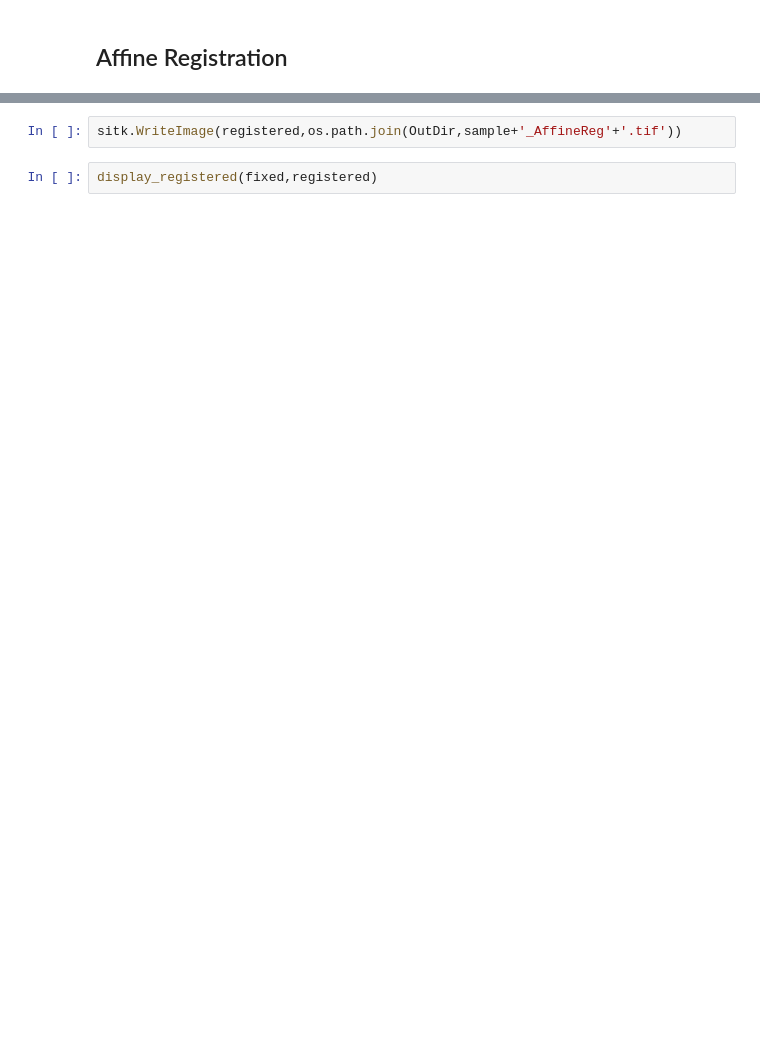
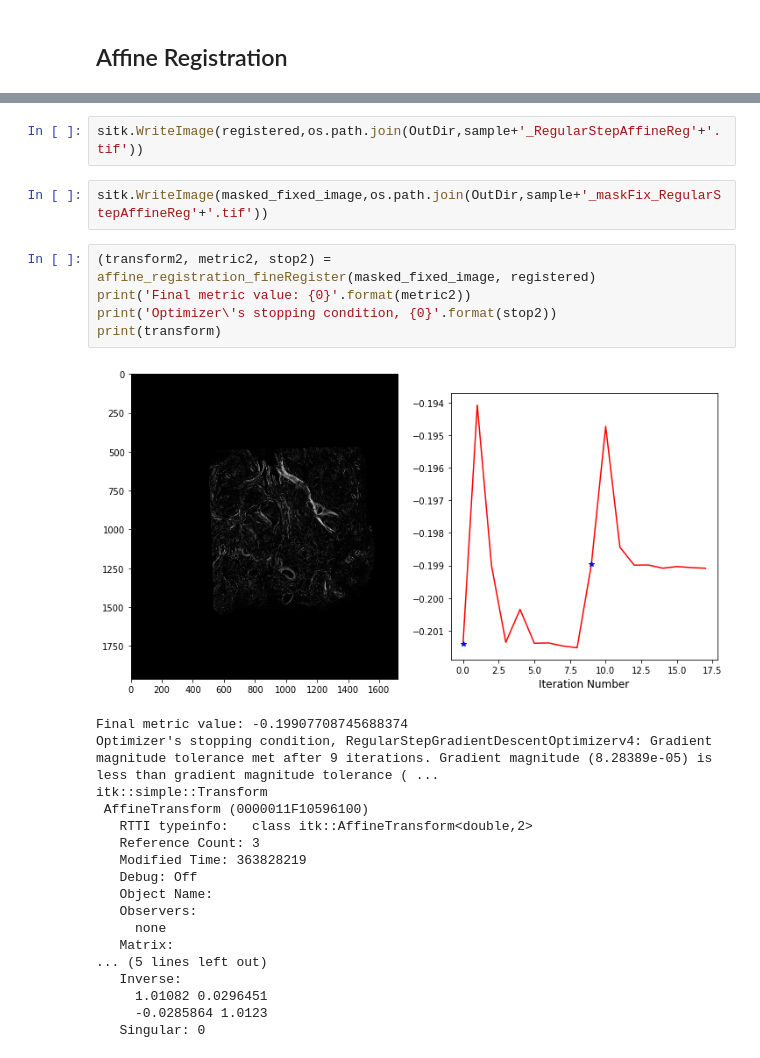
Before and after one commit to uw-loci/polarimetry, a Jupyter notebook: Jupyter Notebooks/MMP registration and Polscope mask.ipynb, the cells around one changed output, grey strips where cells are left out. Cells and saved outputs as stored; diff of their text form; blank space fills up the shorter version.

```diff
--- a/Jupyter Notebooks/MMP registration and Polscope mask.ipynb
+++ b/Jupyter Notebooks/MMP registration and Polscope mask.ipynb
@@ -253,4 +322,28 @@ myshow(sitk.LabelOverlay(fixed,maskedRegistered))
 # %%
-sitk.WriteImage(registered,os.path.join(OutDir,sample+'_AffineReg'+'.tif'))
+sitk.WriteImage(registered,os.path.join(OutDir,sample+'_RegularStepAffineReg'+'.tif'))
-# %%
-display_registered(fixed,registered)
+# %%
+sitk.WriteImage(masked_fixed_image,os.path.join(OutDir,sample+'_maskFix_RegularStepAffineReg'+'.tif'))
+# %%
+(transform2, metric2, stop2) = affine_registration_fineRegister(masked_fixed_image, registered)
+print('Final metric value: {0}'.format(metric2))
+print('Optimizer\'s stopping condition, {0}'.format(stop2))
+print(transform)
+# %% [output]
+[figure, added]
+Final metric value: -0.19907708745688374
+Optimizer's stopping condition, RegularStepGradientDescentOptimizerv4: Gradient magnitude tolerance met after 9 iterations. Gradient magnitude (8.28389e-05) is less than gradient magnitude tolerance ( ...
+itk::simple::Transform
+ AffineTransform (0000011F10596100)
+   RTTI typeinfo:   class itk::AffineTransform<double,2>
+   Reference Count: 3
+   Modified Time: 363828219
+   Debug: Off
+   Object Name:
+   Observers:
+     none
+   Matrix:
+... (5 lines left out)
+   Inverse:
+     1.01082 0.0296451
+     -0.0285864 1.0123
+   Singular: 0
```
Also changed, not shown: parts of 10 cells of this notebook, 1 other file.
